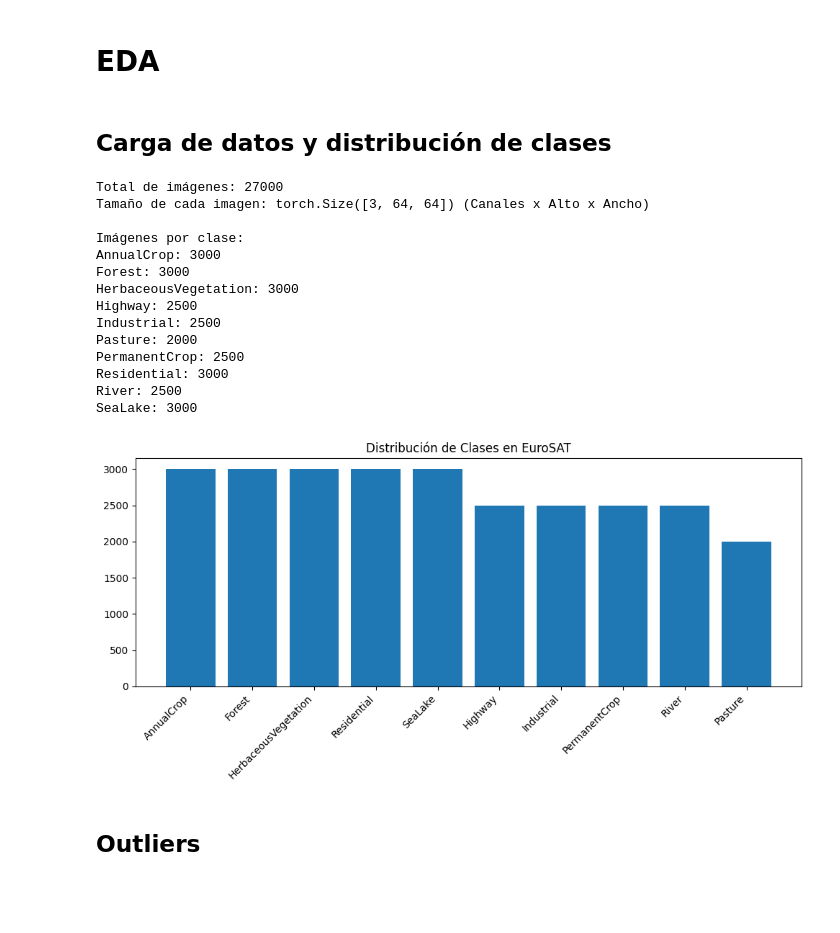
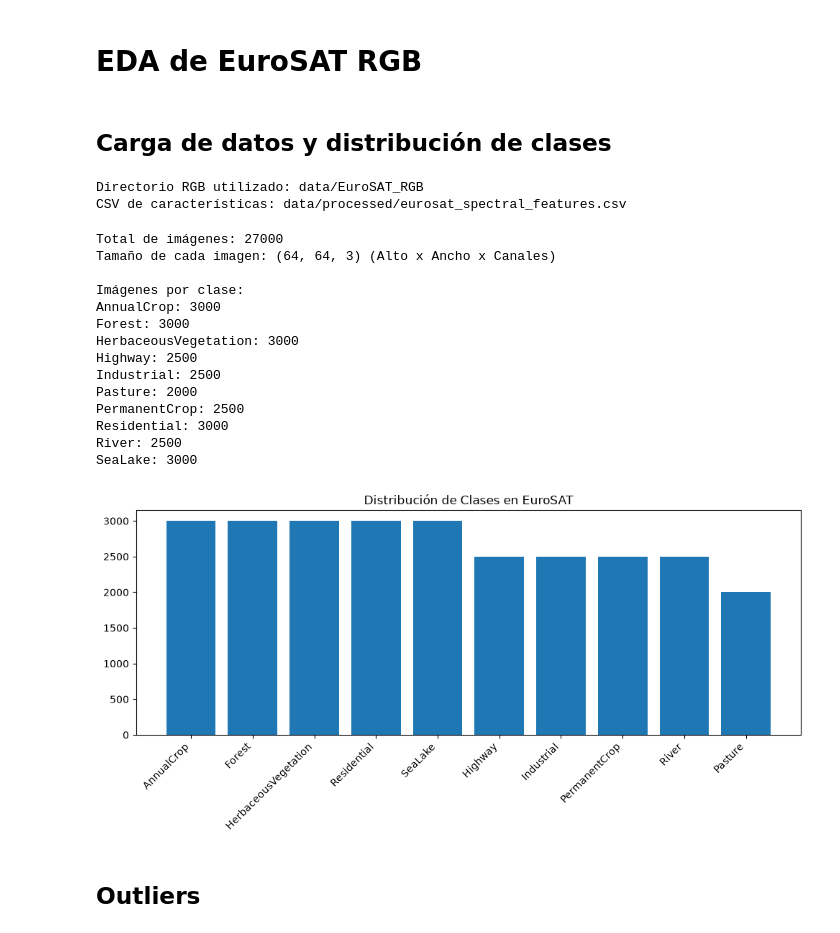
Before and after one commit to anton-p0g/Proyecto-AAPI, a Jupyter notebook: EDA_EUROSAT.ipynb, the cells around one changed output. Saved outputs shown, nothing was run; the diff lists cells and outputs as text; code cells hidden in the pictures; blank space fills up the shorter version.

```diff
--- a/EDA_EUROSAT.ipynb
+++ b/EDA_EUROSAT.ipynb
@@ -1,4 +1,4 @@
 # %% [markdown]
-# EDA
+# EDA de EuroSAT RGB
 # %% [markdown]
 ## Carga de datos y distribución de clases
@@ -5,52 +13,68 @@
+# %%
+DATA_DIR = Path("data")
+RGB_DIR = DATA_DIR / "EuroSAT_RGB"
+FEATURES_PATH = DATA_DIR / "processed" / "eurosat_spectral_features.csv"
+
+class_names = sorted(path.name for path in RGB_DIR.iterdir() if path.is_dir())
+samples = [
+    (image_path, class_idx)
+    for class_idx, class_name in enumerate(class_names)
+    for image_path in sorted((RGB_DIR / class_name).glob("*.jpg"))
+]
+if not samples:
+    raise FileNotFoundError(f"No se encontraron imágenes JPG en {RGB_DIR}.")
+
+
+def load_image(image_path):
+    with Image.open(image_path) as image:
+        return np.array(image.convert("RGB"))
+
+
+print(f"Directorio RGB utilizado: {RGB_DIR}")
+print(f"CSV de características: {FEATURES_PATH}")
+# %% [output]
+Directorio RGB utilizado: data/EuroSAT_RGB
+CSV de características: data/processed/eurosat_spectral_features.csv
 # %%
-import torch
-import torchvision
-import torchvision.transforms as transforms
-import matplotlib.pyplot as plt
-import numpy as np
-from collections import Counter
+print(f"Total de imágenes: {len(samples)}")
+sample_path, sample_label = samples[0]
+sample_img = load_image(sample_path)
+print(f"Tamaño de cada imagen: {sample_img.shape} (Alto x Ancho x Canales)")
 
-dataset = torchvision.datasets.EuroSAT(root='./data', download=True, transform=transforms.ToTensor())
-
-print(f"Total de imágenes: {len(dataset)}")
-sample_img, sample_label = dataset[0]
-print(f"Tamaño de cada imagen: {sample_img.shape} (Canales x Alto x Ancho)")
-
-class_names = dataset.classes
-labels = [label for _, label in dataset]
+labels = [label for _, label in samples]
 class_counts = Counter(labels)
 
 sorted_counts = class_counts.most_common()
 
 print("\nImágenes por clase:")
 for class_idx, count in class_counts.items():
     print(f"{class_names[class_idx]}: {count}")
 
 sorted_class_names = [class_names[idx] for idx, count in sorted_counts]
 sorted_values = [count for idx, count in sorted_counts]
 
 plt.figure(figsize=(10, 5))
 plt.bar(sorted_class_names, sorted_values)
 plt.xticks(rotation=45, ha='right')
 plt.title("Distribución de Clases en EuroSAT")
 plt.tight_layout()
 plt.show()
 # %% [output]
 Total de imágenes: 27000
-Tamaño de cada imagen: torch.Size([3, 64, 64]) (Canales x Alto x Ancho)
+Tamaño de cada imagen: (64, 64, 3) (Alto x Ancho x Canales)
 
 Imágenes por clase:
 AnnualCrop: 3000
 Forest: 3000
 HerbaceousVegetation: 3000
 Highway: 2500
 Industrial: 2500
 Pasture: 2000
 PermanentCrop: 2500
 Residential: 3000
 River: 2500
 SeaLake: 3000
-[figure, old version]
+[figure, new version]
 # %% [markdown]
 ## Outliers
 # %% [markdown]
```
Also changed, not shown: parts of 6 cells of this notebook, 5 other files.
